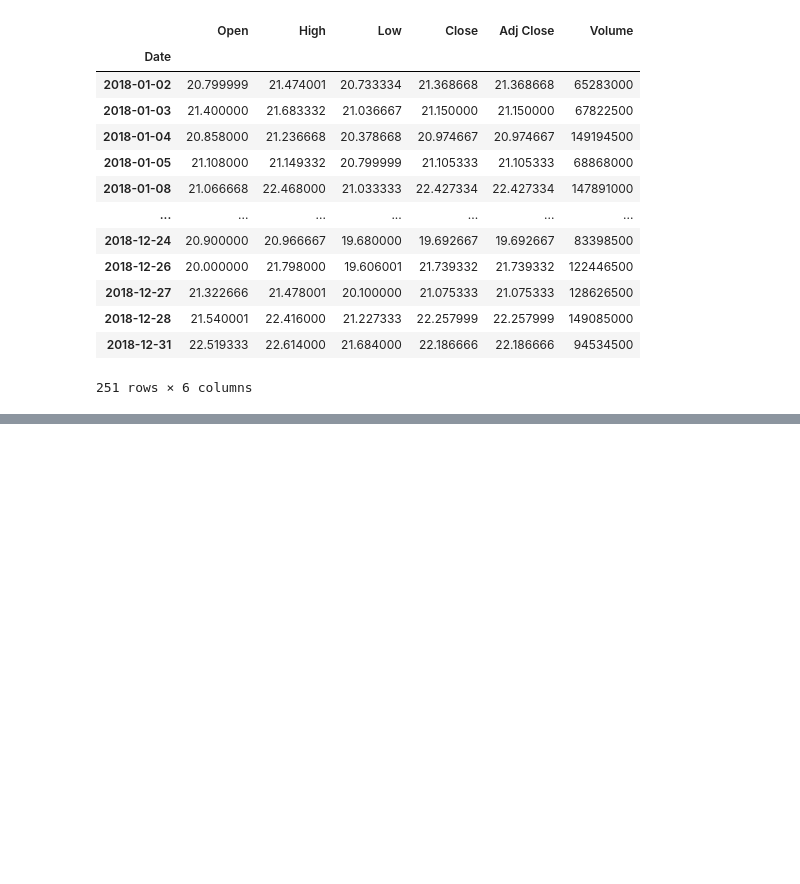
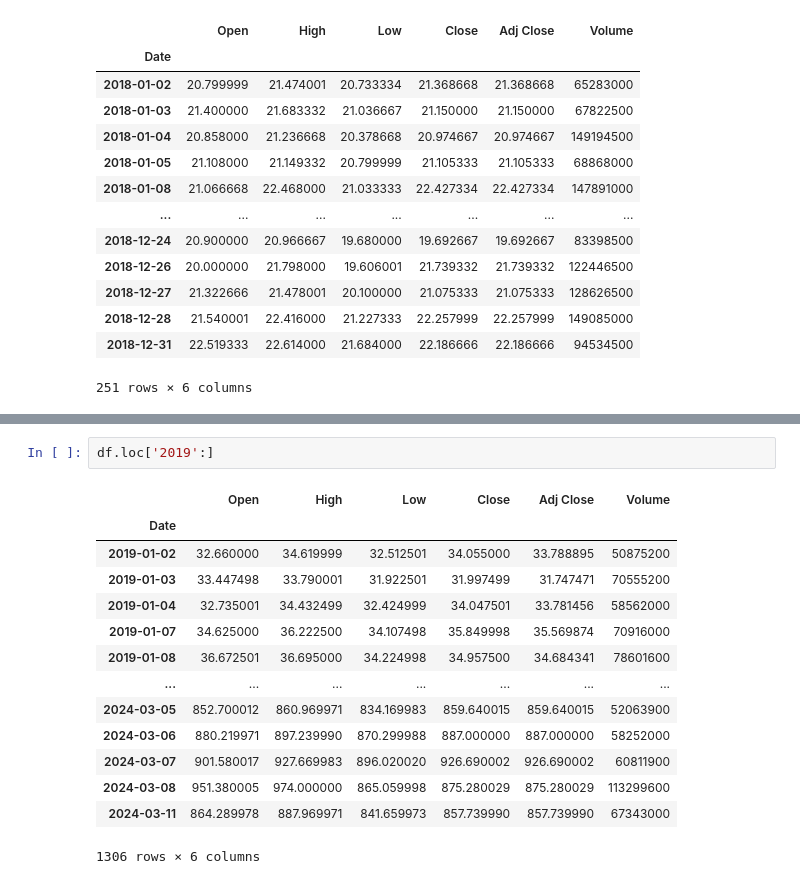
Before and after one commit to vcdemy/20240312, a Jupyter notebook: 20240312-Pandas.ipynb, the cells around one changed output, grey strips where cells are left out. Saved outputs shown, nothing was run; the diff lists cells and outputs as text; blank space fills up the shorter version.

```diff
--- a/20240312-Pandas.ipynb
+++ b/20240312-Pandas.ipynb
@@ -174,0 +248,17 @@ df.loc['2018']
+# %%
+df.loc['2019':]
+# %% [output]
+|  | Open | High | Low | Close | Adj Close | Volume |
+| Date |  |  |  |  |  |  |
+| 2019-01-02 | 32.660000 | 34.619999 | 32.512501 | 34.055000 | 33.788895 | 50875200 |
+| 2019-01-03 | 33.447498 | 33.790001 | 31.922501 | 31.997499 | 31.747471 | 70555200 |
+| 2019-01-04 | 32.735001 | 34.432499 | 32.424999 | 34.047501 | 33.781456 | 58562000 |
+| 2019-01-07 | 34.625000 | 36.222500 | 34.107498 | 35.849998 | 35.569874 | 70916000 |
+| 2019-01-08 | 36.672501 | 36.695000 | 34.224998 | 34.957500 | 34.684341 | 78601600 |
+| ... | ... | ... | ... | ... | ... | ... |
+| 2024-03-05 | 852.700012 | 860.969971 | 834.169983 | 859.640015 | 859.640015 | 52063900 |
+| 2024-03-06 | 880.219971 | 897.239990 | 870.299988 | 887.000000 | 887.000000 | 58252000 |
+| 2024-03-07 | 901.580017 | 927.669983 | 896.020020 | 926.690002 | 926.690002 | 60811900 |
+| 2024-03-08 | 951.380005 | 974.000000 | 865.059998 | 875.280029 | 875.280029 | 113299600 |
+| 2024-03-11 | 864.289978 | 887.969971 | 841.659973 | 857.739990 | 857.739990 | 67343000 |
+1306 rows × 6 columns
```
Also changed, not shown: parts of 12 cells of this notebook.
